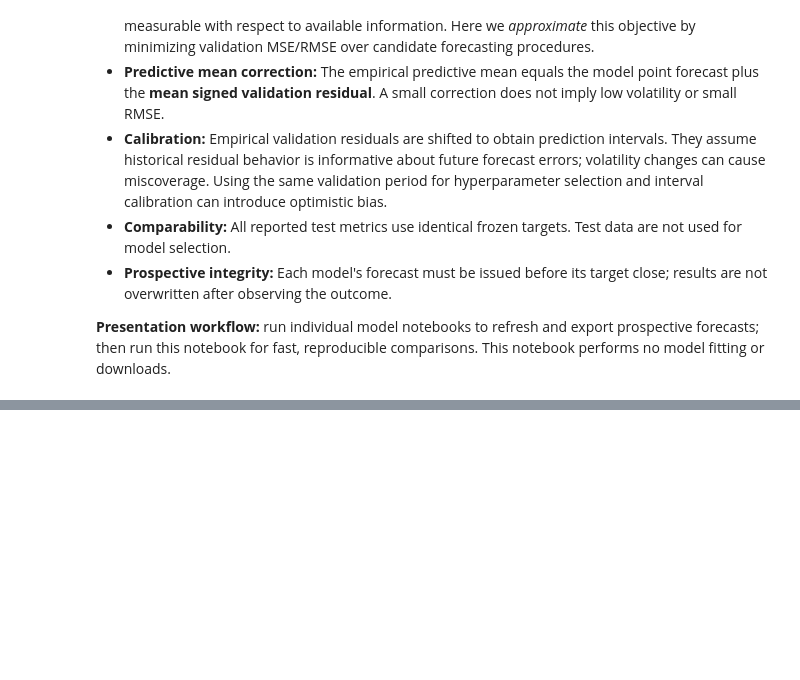
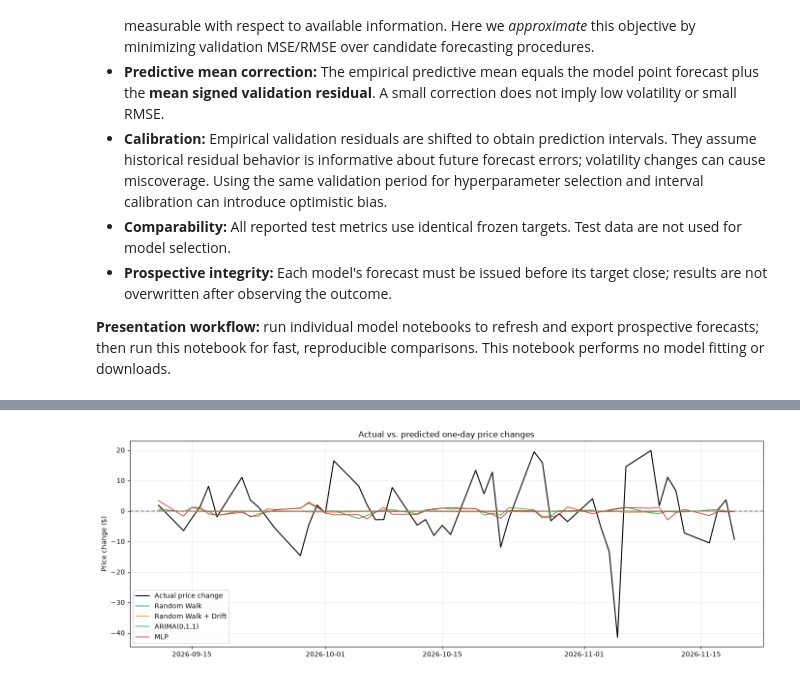
Before and after one commit to jssuedjr/time-series-forecasting, a Jupyter notebook: stock_pred/notebooks/main.ipynb, the cells around one changed output, grey strips where cells are left out. Saved outputs shown, nothing was run; the diff lists cells and outputs as text; code cells hidden in the pictures; blank space fills up the shorter version.

```diff
--- a/stock_pred/notebooks/main.ipynb
+++ b/stock_pred/notebooks/main.ipynb
@@ -260,0 +337,37 @@ if not live_dashboard.empty:
+# %%
+actual = tests["Random Walk"].set_index(
+    "target_date"
+)["y_true"]
+
+actual_change = actual - predictions["Random Walk"]
+
+predicted_changes = predictions.sub(
+    predictions["Random Walk"], axis=0
+)
+
+fig, ax = plt.subplots(figsize=(14, 5))
+
+ax.plot(
+    actual_change.tail(50),
+    color="black",
+    label="Actual price change",
+    lw=1.5
+)
+
+for name in predicted_changes.columns:
+    ax.plot(
+        predicted_changes[name].tail(50),
+        label=name,
+        lw=1.1
+    )
+
+ax.axhline(0, color="gray", linestyle="--")
+ax.set_ylabel("Price change ($)")
+ax.set_title("Actual vs. predicted one-day price changes")
+ax.legend()
+#ax.set_ylim(-4, 4)
+
+plt.tight_layout()
+plt.show()
+# %% [output]
+[figure, added]
```
Also changed, not shown: parts of 11 cells of this notebook, 28 other files.
